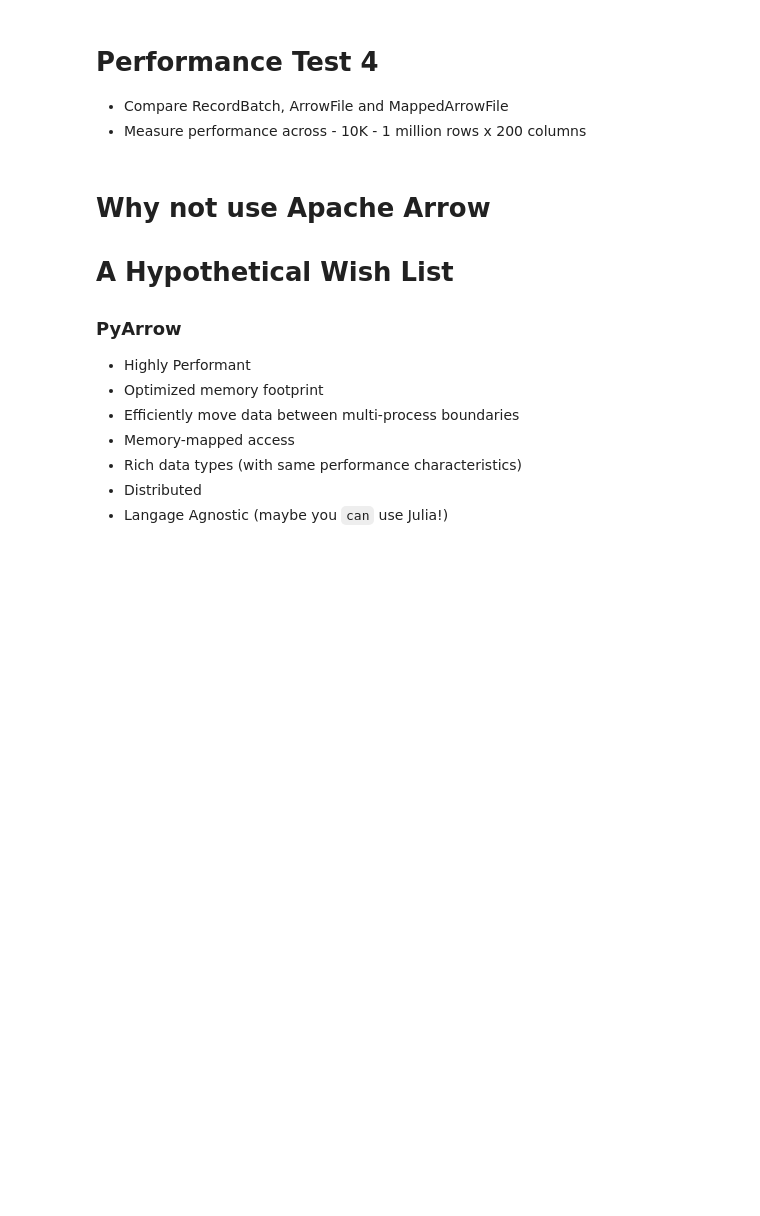
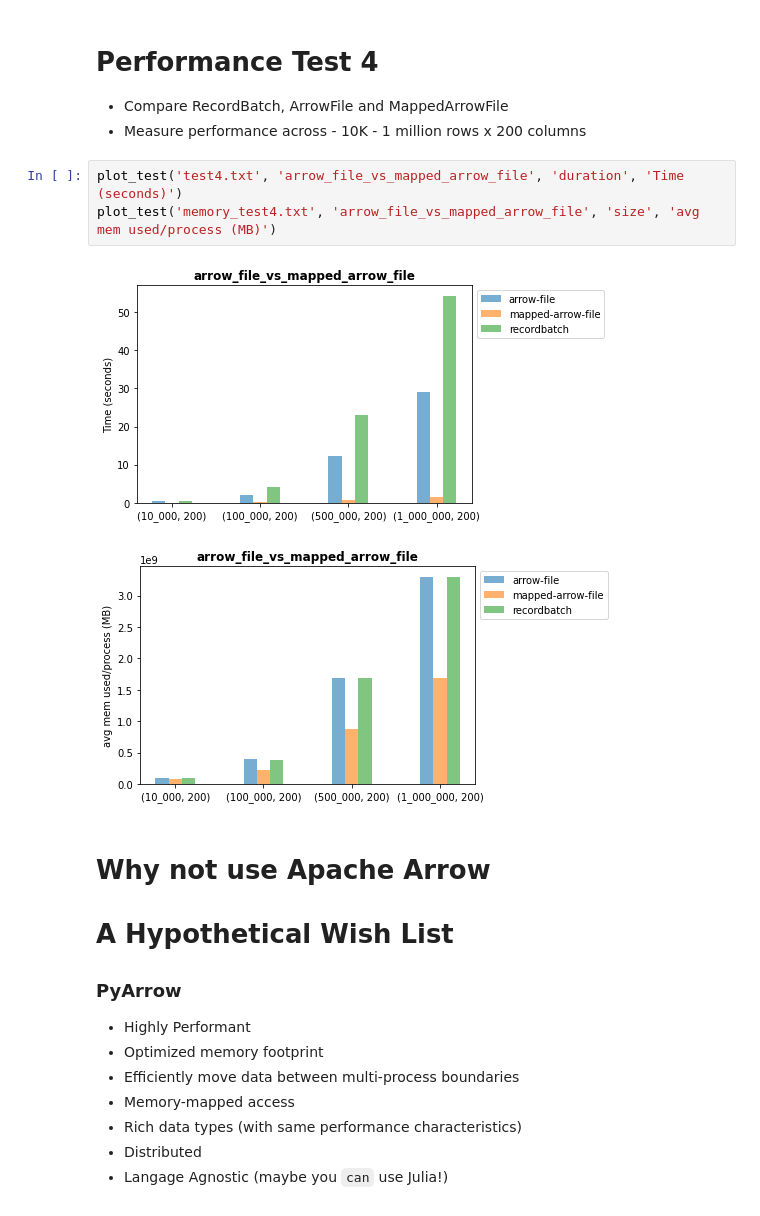
Before and after one commit to gdevanla/learn-pyarrow, a Jupyter notebook: arrow-3.ipynb, the cells around one changed output. Drawn from its saved outputs; the diff is of its cells as text; blank space fills up the shorter version.

```diff
--- a/arrow-3.ipynb
+++ b/arrow-3.ipynb
@@ -391,6 +410,12 @@ print(batch[1:3][1]) # zero copy slicing
 -  Compare RecordBatch, ArrowFile and MappedArrowFile
 -  Measure performance across
        - 10K - 1 million rows x 200 columns
+# %%
+plot_test('test4.txt', 'arrow_file_vs_mapped_arrow_file', 'duration', 'Time (seconds)')
+plot_test('memory_test4.txt', 'arrow_file_vs_mapped_arrow_file', 'size', 'avg mem used/process (MB)')
+# %% [output]
+[figure, added]
+[figure, added]
 # %% [markdown]
 # Why not use Apache Arrow
 
```
Also changed, not shown: parts of 3 cells of this notebook, 13 other files.
